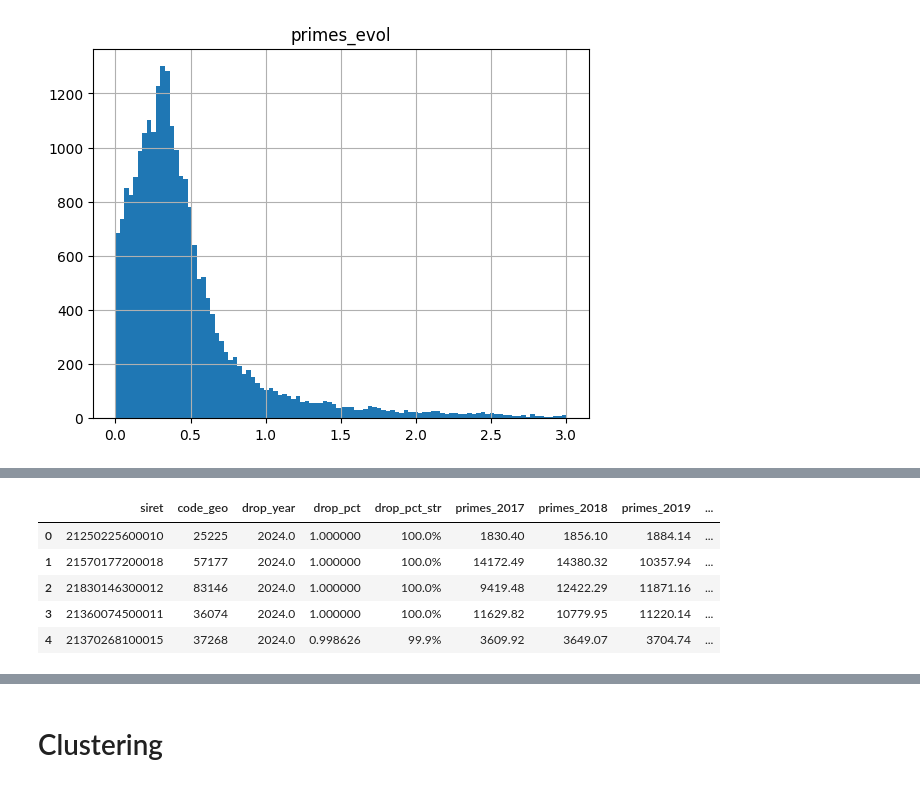
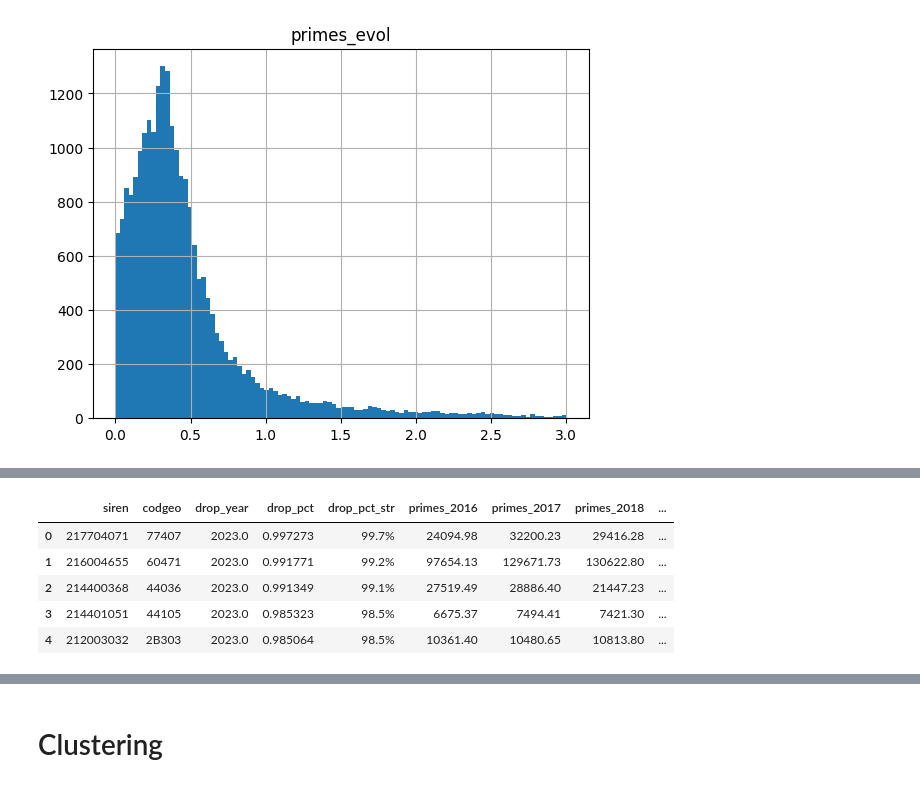
Before and after one commit to dataforgoodfr/14_PrixChangementClimatique, a Jupyter notebook: data/exploration/corr_jacques.ipynb, the cells around one changed output, grey strips where cells are left out. Saved outputs shown, nothing was run; the diff lists cells and outputs as text; code cells hidden in the pictures.

Commit message:
Analyse Primes Drops

```diff
--- a/data/exploration/corr_jacques.ipynb
+++ b/data/exploration/corr_jacques.ipynb
@@ -376,9 +416,0 @@ budget_com.head()
-# %%
-q = """
-SELECT *
-FROM dev.main.insee_commune
---LIMIT 10000
-"""
-q  = con.sql(q)
-com = q.df()
-com.head()
@@ -425,0 +429,4 @@ epci_coms.head()
+# %%
+primes_years = [c for c in df_drops.columns if c.startswith('primes_')]
+df_drops['primes_max'] = df_drops[primes_years].max(axis=1)
+df_drops.head()
@@ -426,15 +461,12 @@ epci_coms.head()
 # %%
-df_drops_hyd = df_drops.copy()
-df_drops_hyd = df_drops_hyd.merge(epci_coms[['code', 'code_epci']], left_on='code_geo', right_on='code')
-df_drops_hyd = df_drops_hyd.merge(com[['codgeo', 'libgeo', 'dep', 'geometry']], left_on='code_geo', right_on='codgeo')
-df_drops_hyd = df_drops_hyd.drop(columns=['code', 'codgeo'])
-df_drops_hyd = gpd.GeoDataFrame(df_drops_hyd, geometry='geometry', crs='EPSG:2154')
-df_drops_hyd.head()
+df_drops = df_drops.merge(com[['codgeo', 'libgeo', 'dep', 'geometry']], on='codgeo')
+df_drops = gpd.GeoDataFrame(df_drops, geometry='geometry', crs='EPSG:2154')
+df_drops.head()
 # %% [output]
-|  | siret | code_geo | drop_year | drop_pct | drop_pct_str | primes_2017 | primes_2018 | primes_2019 | ... |
-| 0 | 21250225600010 | 25225 | 2024.0 | 1.000000 | 100.0% | 1830.40 | 1856.10 | 1884.14 | ... |
-| 1 | 21570177200018 | 57177 | 2024.0 | 1.000000 | 100.0% | 14172.49 | 14380.32 | 10357.94 | ... |
-| 2 | 21830146300012 | 83146 | 2024.0 | 1.000000 | 100.0% | 9419.48 | 12422.29 | 11871.16 | ... |
-| 3 | 21360074500011 | 36074 | 2024.0 | 1.000000 | 100.0% | 11629.82 | 10779.95 | 11220.14 | ... |
-| 4 | 21370268100015 | 37268 | 2024.0 | 0.998626 | 99.9% | 3609.92 | 3649.07 | 3704.74 | ... |
+|  | siren | codgeo | drop_year | drop_pct | drop_pct_str | primes_2016 | primes_2017 | primes_2018 | ... |
+| 0 | 217704071 | 77407 | 2023.0 | 0.997273 | 99.7% | 24094.98 | 32200.23 | 29416.28 | ... |
+| 1 | 216004655 | 60471 | 2023.0 | 0.991771 | 99.2% | 97654.13 | 129671.73 | 130622.80 | ... |
+| 2 | 214400368 | 44036 | 2023.0 | 0.991349 | 99.1% | 27519.49 | 28886.40 | 21447.23 | ... |
+| 3 | 214401051 | 44105 | 2023.0 | 0.985323 | 98.5% | 6675.37 | 7494.41 | 7421.30 | ... |
+| 4 | 212003032 | 2B303 | 2023.0 | 0.985064 | 98.5% | 10361.40 | 10480.65 | 10813.80 | ... |
 # %%
```
Also changed, not shown: parts of 12 cells of this notebook, 1 other file.
